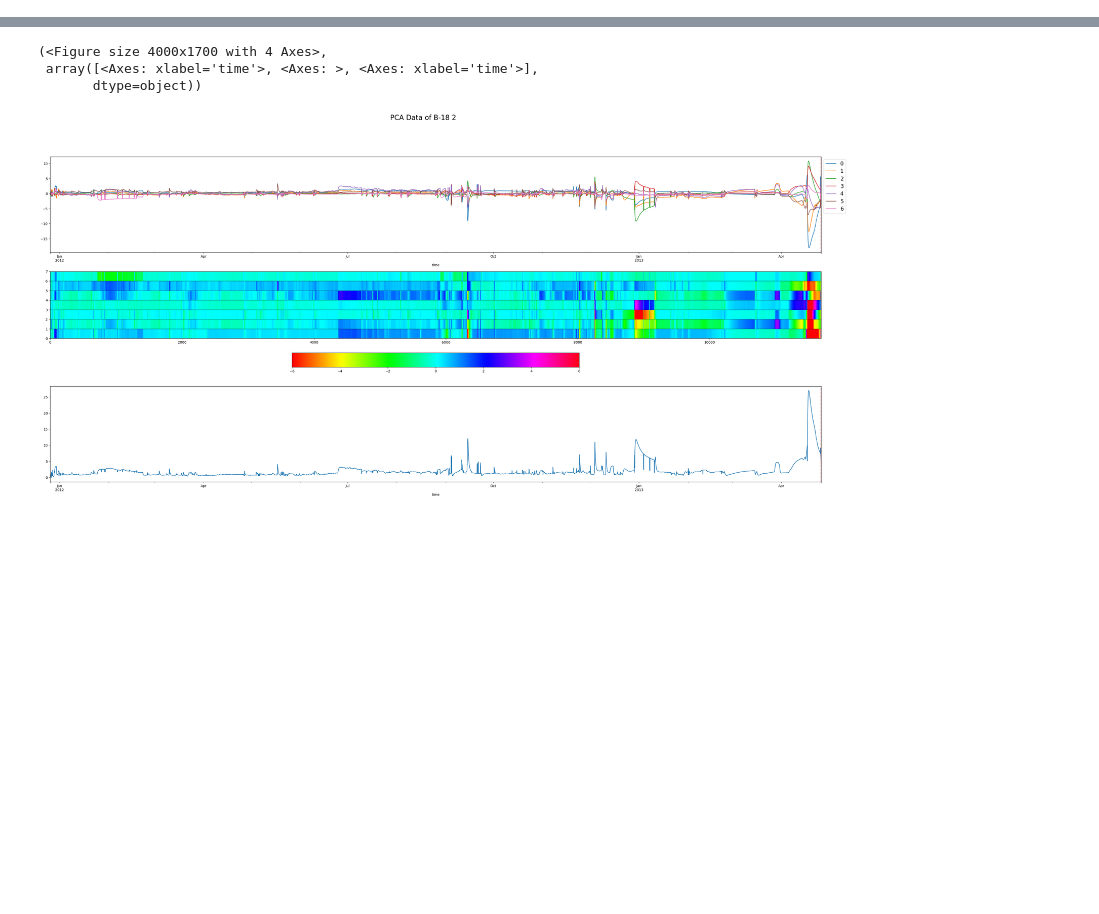
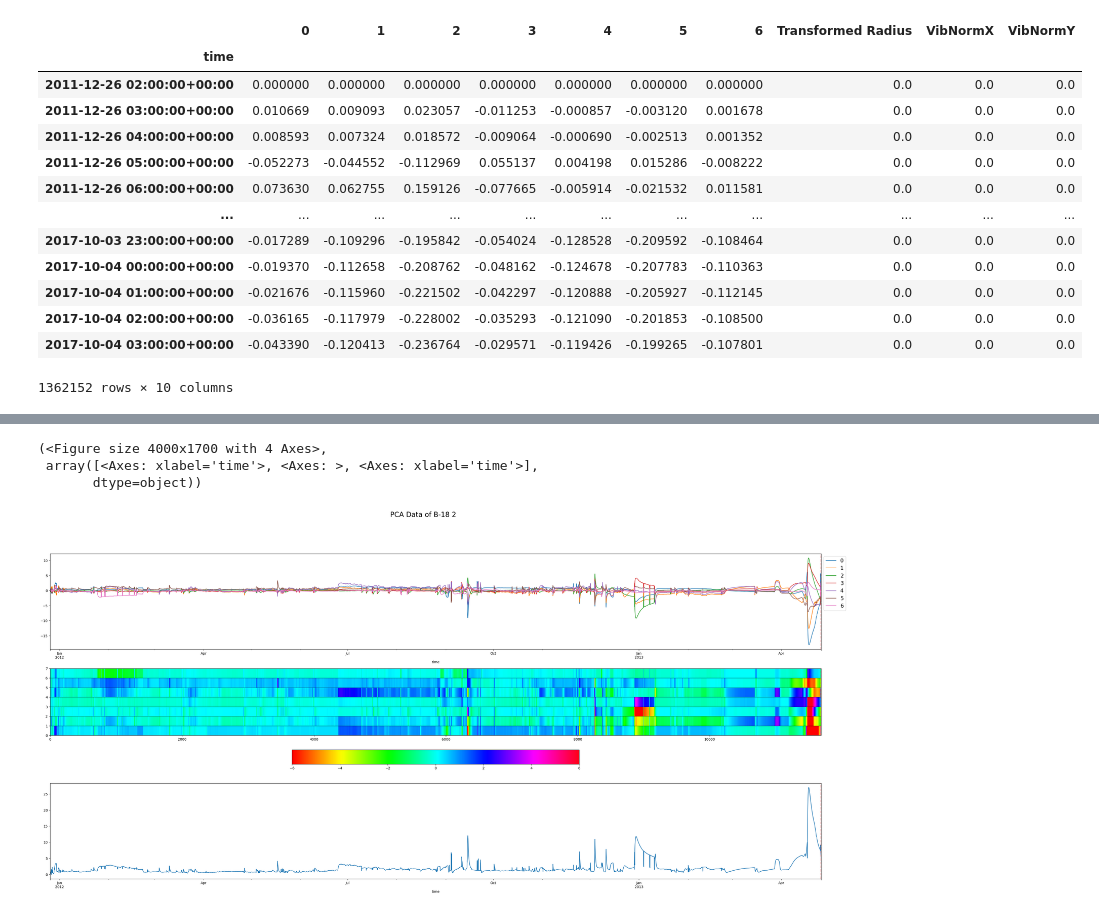
Before and after one commit to RL2-SP3/LISSA, a Jupyter notebook: examples/analise_dados_PCA.ipynb, the cells around one changed output, grey strips where cells are left out. Cells and saved outputs as stored; diff of their text form; code cells hidden in the pictures; blank space fills up the shorter version.

```diff
--- a/examples/analise_dados_PCA.ipynb
+++ b/examples/analise_dados_PCA.ipynb
@@ -21,6 +21,23 @@ entireData.set_index("time",inplace=True)
 entireData.drop(columns="index",inplace=True)
 
 pumpList = entireData["Well Run"].unique()
+# %%
+PCAdata
+# %% [output]
+|  | 0 | 1 | 2 | 3 | 4 | 5 | 6 | Transformed Radius | VibNormX | VibNormY |
+| time |  |  |  |  |  |  |  |  |  |  |
+| 2011-12-26 02:00:00+00:00 | 0.000000 | 0.000000 | 0.000000 | 0.000000 | 0.000000 | 0.000000 | 0.000000 | 0.0 | 0.0 | 0.0 |
+| 2011-12-26 03:00:00+00:00 | 0.010669 | 0.009093 | 0.023057 | -0.011253 | -0.000857 | -0.003120 | 0.001678 | 0.0 | 0.0 | 0.0 |
+| 2011-12-26 04:00:00+00:00 | 0.008593 | 0.007324 | 0.018572 | -0.009064 | -0.000690 | -0.002513 | 0.001352 | 0.0 | 0.0 | 0.0 |
+| 2011-12-26 05:00:00+00:00 | -0.052273 | -0.044552 | -0.112969 | 0.055137 | 0.004198 | 0.015286 | -0.008222 | 0.0 | 0.0 | 0.0 |
+| 2011-12-26 06:00:00+00:00 | 0.073630 | 0.062755 | 0.159126 | -0.077665 | -0.005914 | -0.021532 | 0.011581 | 0.0 | 0.0 | 0.0 |
+| ... | ... | ... | ... | ... | ... | ... | ... | ... | ... | ... |
+| 2017-10-03 23:00:00+00:00 | -0.017289 | -0.109296 | -0.195842 | -0.054024 | -0.128528 | -0.209592 | -0.108464 | 0.0 | 0.0 | 0.0 |
+| 2017-10-04 00:00:00+00:00 | -0.019370 | -0.112658 | -0.208762 | -0.048162 | -0.124678 | -0.207783 | -0.110363 | 0.0 | 0.0 | 0.0 |
+| 2017-10-04 01:00:00+00:00 | -0.021676 | -0.115960 | -0.221502 | -0.042297 | -0.120888 | -0.205927 | -0.112145 | 0.0 | 0.0 | 0.0 |
+| 2017-10-04 02:00:00+00:00 | -0.036165 | -0.117979 | -0.228002 | -0.035293 | -0.121090 | -0.201853 | -0.108500 | 0.0 | 0.0 | 0.0 |
+| 2017-10-04 03:00:00+00:00 | -0.043390 | -0.120413 | -0.236764 | -0.029571 | -0.119426 | -0.199265 | -0.107801 | 0.0 | 0.0 | 0.0 |
+1362152 rows × 10 columns
 # %%
 n = 7
 
```
Also changed, not shown: parts of 3 cells of this notebook, 3 other files.
